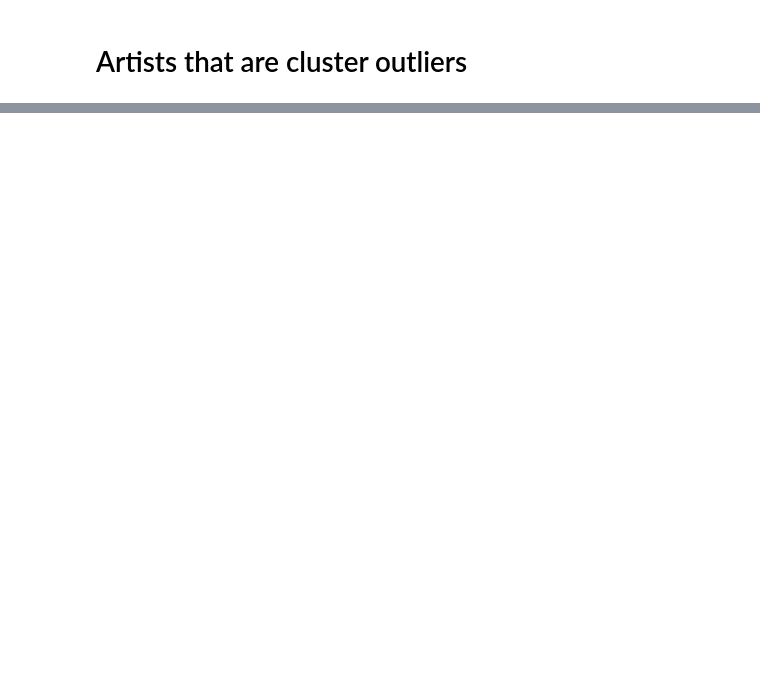
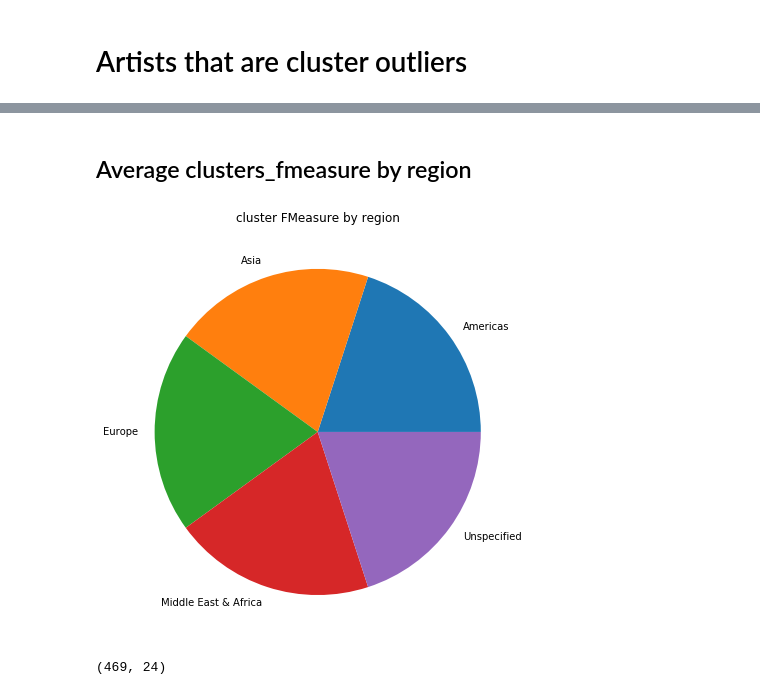
Before and after one commit to darenr/kadist-autotagging, a Jupyter notebook: Kadist Tagged Corpus.ipynb, the cells around one changed output, grey strips where cells are left out. Drawn from its saved outputs; the diff is of its cells as text; code cells hidden in the pictures; blank space fills up the shorter version.

```diff
--- a/Kadist Tagged Corpus.ipynb
+++ b/Kadist Tagged Corpus.ipynb
@@ -133,0 +129,16 @@ Name: artist_name, dtype: int64
+# %% [markdown]
+## Average clusters_fmeasure by region
+# %%
+fig, ax1 = plt.subplots(1, 1, figsize=(7.5,7.5))
+
+ax1.axis("off")
+ax1.set_title('cluster FMeasure by region')
+
+means = df['clusters_fmeasure'].groupby(df.region).mean()
+means.value_counts().plot.pie(ax=ax1, labels=means.index);
+# %% [output]
+[figure, added]
+# %%
+df.shape
+# %% [output]
+(469, 24)
```
Also changed, not shown: parts of 9 cells of this notebook, 4 other files.
